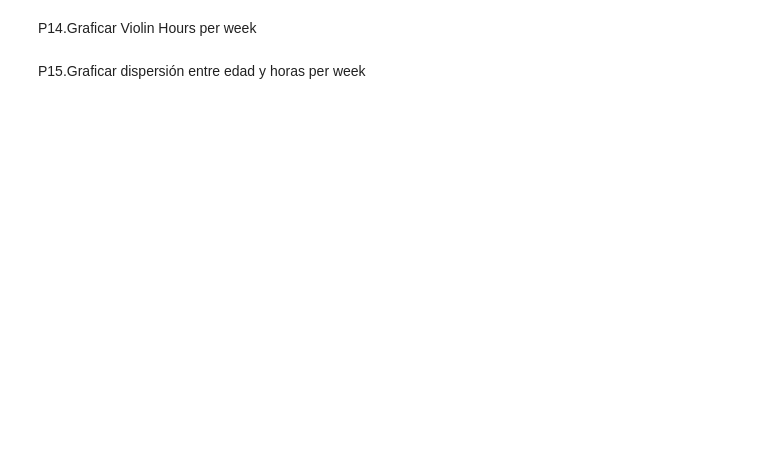
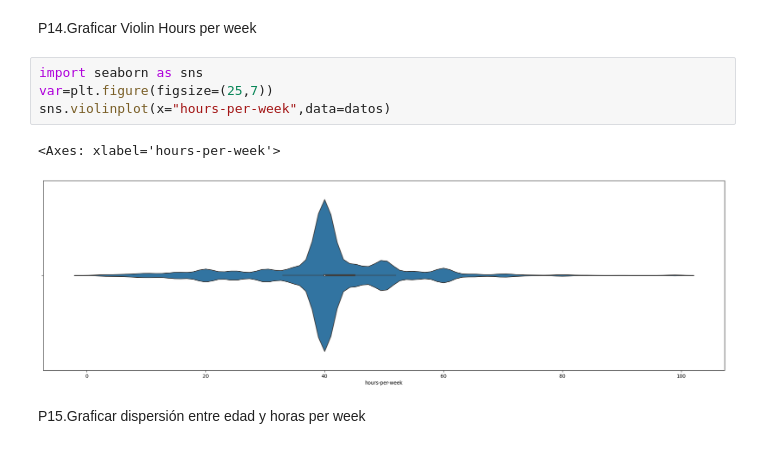
Before and after one commit to Xavier-ML/BIOESTADISTICA-XAVIER-ML, a Jupyter notebook: Examen_Final_Preguntas.ipynb, the cells around one changed output. Saved outputs shown, nothing was run; the diff lists cells and outputs as text; blank space fills up the shorter version.

```diff
--- a/Examen_Final_Preguntas.ipynb
+++ b/Examen_Final_Preguntas.ipynb
@@ -352,4 +412,11 @@ P13. Graficar Histograma de rangos de edades
 # %% [markdown]
 P14.Graficar Violin  Hours per week
+# %%
+import seaborn as sns
+var=plt.figure(figsize=(25,7))
+sns.violinplot(x="hours-per-week",data=datos)
+# %% [output]
+<Axes: xlabel='hours-per-week'>
+[figure, added]
 # %% [markdown]
 P15.Graficar dispersión entre edad y horas per week
```
Also changed, not shown: parts of 5 cells of this notebook.
